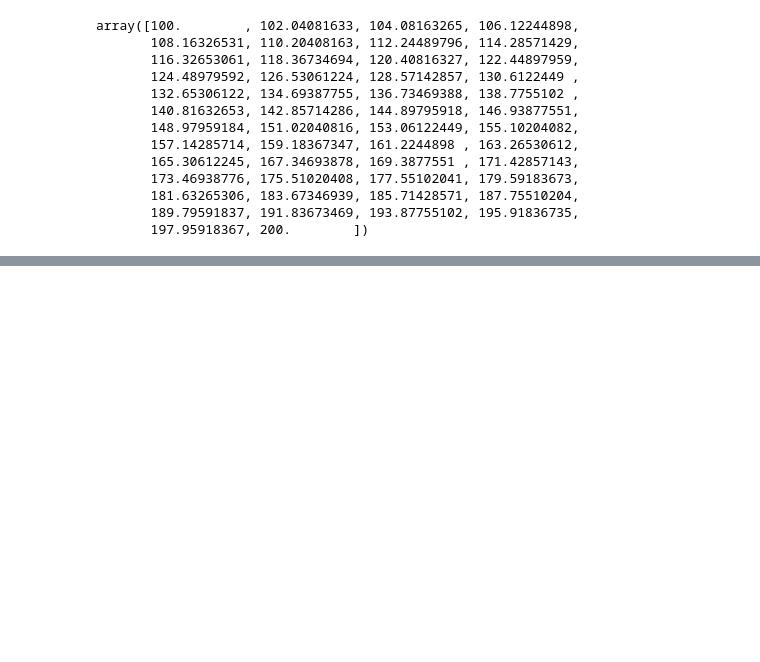
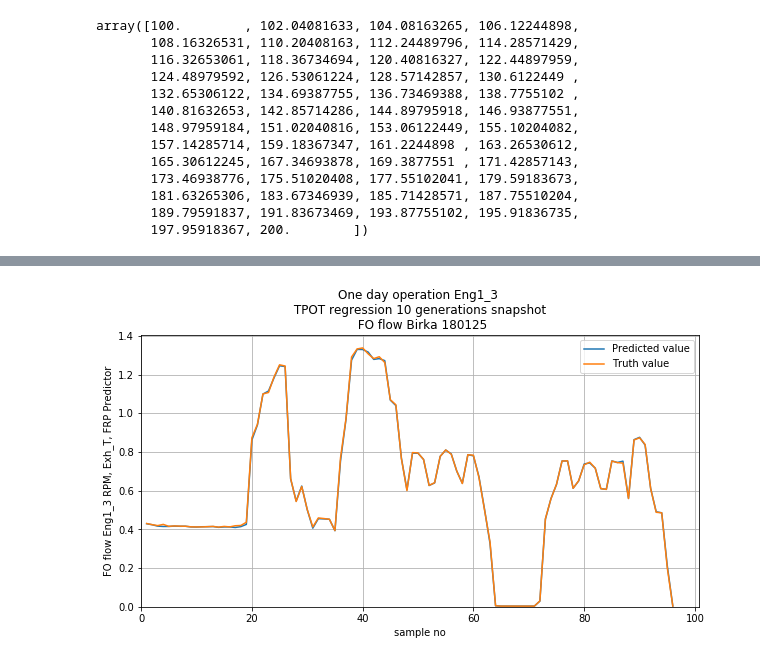
Before and after one commit to frahlg/ML-FO_Flow, a Jupyter notebook: grafer_pres.ipynb, the cells around one changed output, grey strips where cells are left out. Cells and saved outputs as stored; diff of their text form; code cells hidden in the pictures; blank space fills up the shorter version.

```diff
--- a/grafer_pres.ipynb
+++ b/grafer_pres.ipynb
@@ -256,0 +331,28 @@ tpot.fit(X_train, y_train.reshape(-1,))
+# %%
+
+#Not randomized data. During a full day of operation.
+
+n1 = 0
+sample_n = 96
+x = linspace(n1+1,n1+sample_n,sample_n)
+
+fig, ax = plt.subplots()
+
+fig.set_size_inches(10, 5)
+
+plt.plot(x,tpot.predict(X)[n1:n1+sample_n],label='Predicted value')
+plt.plot(x,y[n1:n1+sample_n],label='Truth value')
+
+ax.set(xlabel='sample no', ylabel='FO flow Eng1_3 RPM, Exh_T, FRP Predictor',
+       title='One day operation Eng1_3 \n TPOT regression 10 generations snapshot \n FO flow Birka 180125')
+ax.grid()
+
+plt.xlim(0)
+plt.ylim(0)
+
+plt.legend()
+
+fig.savefig("tpot_eng13_op-data-rpm_exh_t_frp_pred_10gen.png",dpi=400)
+plt.show()
+# %% [output]
+[figure, added]
```
Also changed, not shown: parts of 18 cells of this notebook, 7 other files.
